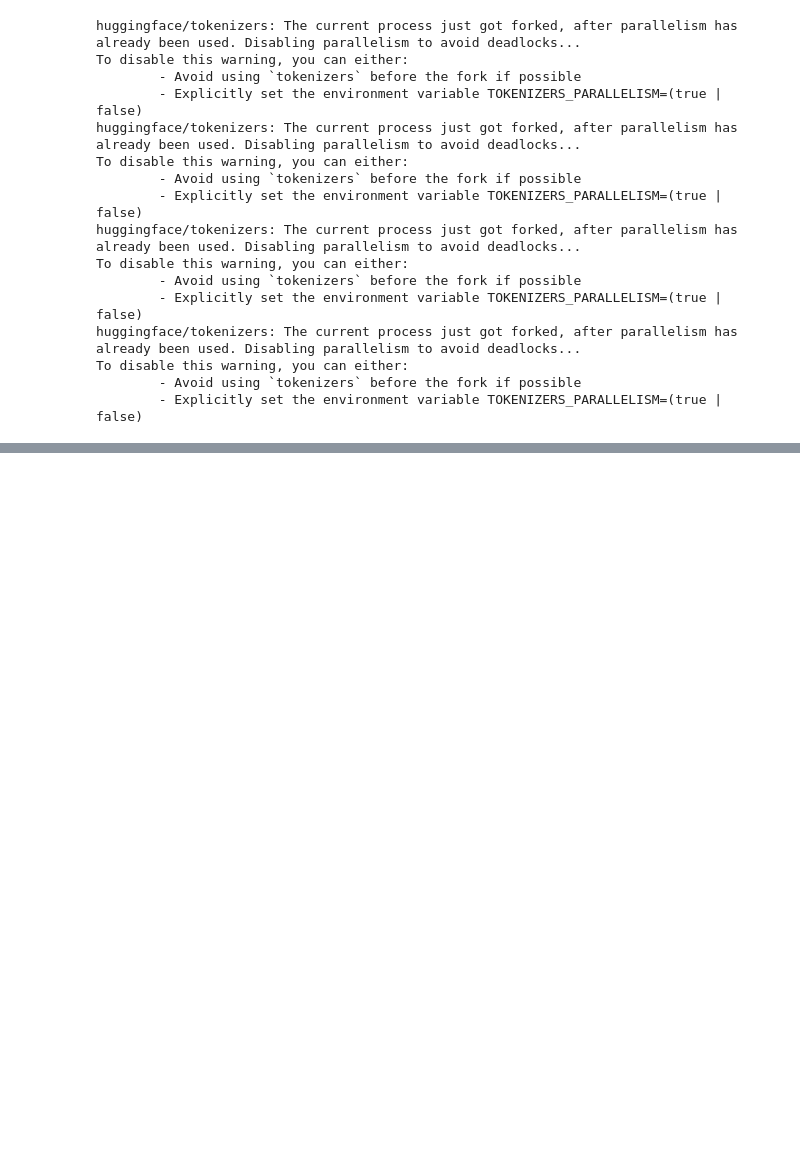
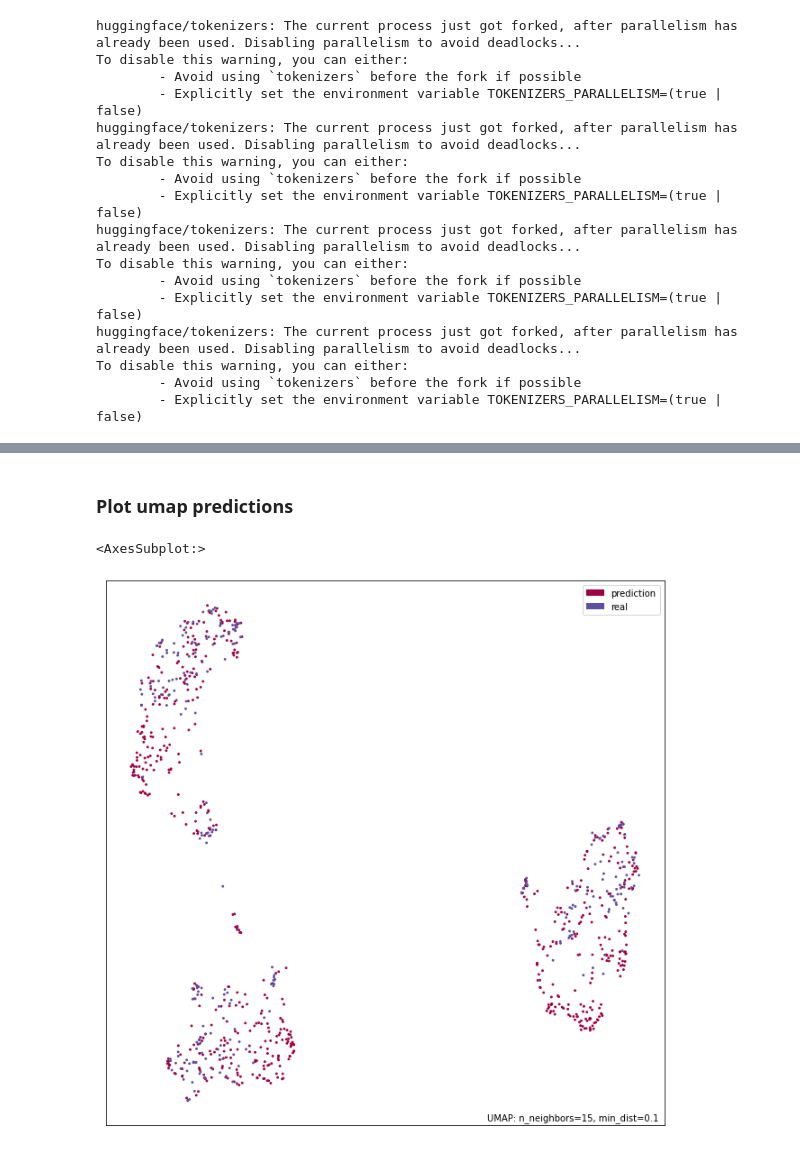
Before and after one commit to caghankoksal/vqa-med, a Jupyter notebook: notebooks/playground/vqaRAD_flamingo_clip_gpt2_infer.ipynb, the cells around one changed output, grey strips where cells are left out. Cells and saved outputs as stored; diff of their text form; code cells hidden in the pictures; blank space fills up the shorter version.

Commit message:
Update previous models embed evaluation

```diff
--- a/notebooks/playground/vqaRAD_flamingo_clip_gpt2_infer.ipynb
+++ b/notebooks/playground/vqaRAD_flamingo_clip_gpt2_infer.ipynb
@@ -201,13 +274,13 @@ cos_similarity = torch.nn.CosineSimilarity()
 from torch import no_grad
 
 
-def generate_logits(image, pred_context, GT_context, GT_answer, model, ntok):
+def generate_logits(image, pred_context, model, ntok, batch):
 
     # get a prediction (whole answer)
     pred_out_logits = None
     pred_answer = torch.tensor([[]])
     for i in range(ntok):
-        out = model({'image': image,'input_ids': pred_context})
+        out = model.forward({'image': image,'input_ids': pred_context, 'targets': batch['targets']})
         logits = out[:, -1, :]
         indices_to_remove = logits < torch.topk(logits, 10)[0][..., -1, None]
         logits[indices_to_remove] = np.NINF
@@ -218,10 +291,7 @@ def generate_logits(image, pred_context, GT_context, GT_answer, model, ntok):
     with torch.no_grad():
         model.eval()
         # only get embeddings for answer and GT from the model
-        answer = tokenizer.decode(pred_answer[pred_answer!=50257].int())                # remove padding tokens, <EOC> token remains
-        # print(f'Ans: {answer}')
-        pred_answer = torch.tensor([tokenizer.encode("<|endoftext|> " + answer)])
-        pred_out_logits = model.forward({'image': image,'input_ids': pred_answer}, return_embeds=True)
-        real_out_logits  = model.forward({'image': image,'input_ids': GT_answer}, return_embeds=True)
+        answer = tokenizer.decode(pred_answer[pred_answer.int()!=50257].int())                # remove padding tokens, <EOC> token remains
+        pred_out_logits = model.forward({'image': image,'input_ids': pred_context[pred_context!=50257].unsqueeze(0)}, return_embeds=True)
 
-    return pred_context, pred_out_logits, real_out_logits, answer
+    return pred_context, pred_out_logits, answer
@@ -797,11 +927,10 @@ test_loader_iter = iter(test_loader)
 n = len(test_loader)
 print(f'validation dataset has {n} samples')
 
-preds = torch.tensor([])
 reals = torch.tensor([])
 
 similarity_num = 0
 identical_num = 0
 
 for sample in tqdm(test_loader_iter):
-    val_img = sample["image"]
+    img = sample["image"]
@@ -810,7 +939,8 @@ for sample in tqdm(test_loader_iter):
-    out, pred_out_logits, answer = generate_llogits(val_img, pred_context, model, ntok=20, batch=sample)
+    out, pred_out_logits, answer = generate_llogits(img, pred_context, model, ntok=20, batch=sample)
 
     # print(f'pred: {pred_out_logits.shape}\nreal: {real_out_logits.shape}')
     pred = torch.mean(pred_out_logits, dim=1)
+    preds = torch.cat([preds,pred], dim=0)
 
     ans = answer.replace('<EOC>','')
 
@@ -832,9 +962,9 @@ for sample in tqdm(test_loader_iter):
     if answer.strip().lower() in sample['answer'][0].strip().lower() or sample['answer'][0].strip().lower() in answer.strip().lower() or answer.strip().lower() == sample['answer'][0].strip().lower():
         similarity_num += 1
 
-    print("GT Answer: " + sample["answer"][0])
-    print("Model out : ", ans)
-    print(f'Embed closest answer: {answer}')
+    # print("GT Answer: " + sample["answer"][0])
+    # print("Model out : ", ans)
+    # print(f'Embed closest answer: {answer}')
 
 print(f'There were {similarity_num} TPs out of {n}')
 print(f'There were {identical_num} identical answers out of {n}')
@@ -892,0 +1004,25 @@ Embed closest answer: Right
+# %% [markdown]
+### Plot umap predictions
+# %%
+reals = torch.Tensor([])
+
+for key in val_answer_embeds.keys():
+    reals = torch.cat([reals, val_answer_embeds[key]], dim=0)
+
+for key in test_answer_embeds.keys():
+    reals = torch.cat([reals, test_answer_embeds[key]], dim=0)
+# %%
+import umap
+import umap.plot
+
+
+reducer = umap.UMAP()
+data = torch.cat([preds, reals], dim=0).detach().numpy()
+lbls = ['prediction' for _ in range(preds.shape[0])]
+lbls = lbls + ['real' for _ in range(reals.shape[0])]
+labels = torch.cat([torch.zeros(preds.shape[0]), torch.ones(reals.shape[0])])
+mapper = reducer.fit(data)
+umap.plot.points(mapper, labels=np.array(lbls), background='white')
+# %% [output]
+<AxesSubplot:>
+[figure, added]
```
Also changed, not shown: parts of 19 cells of this notebook.
